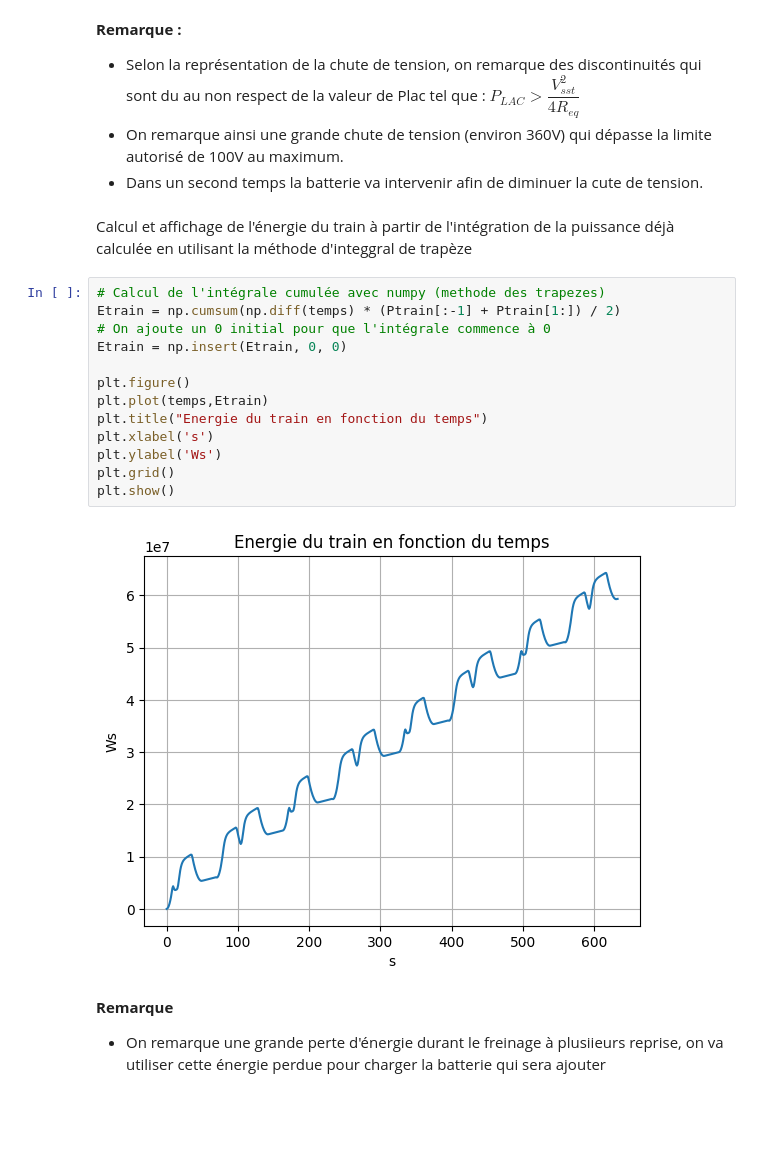
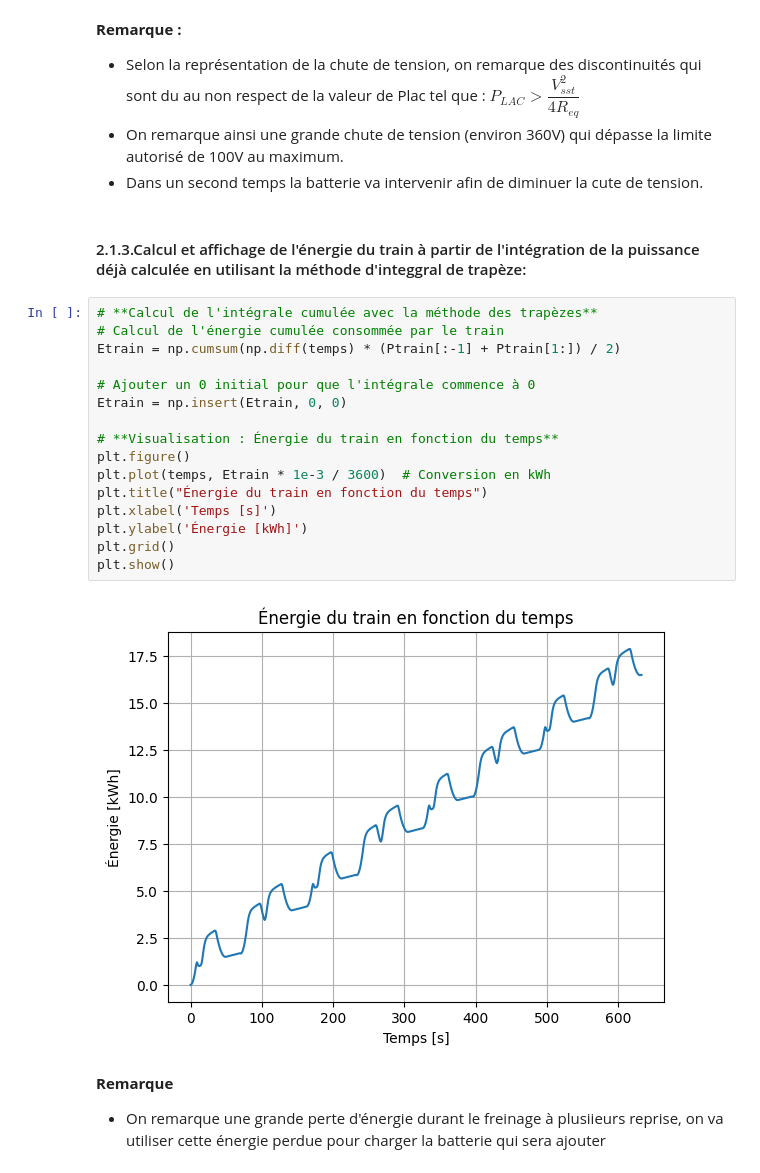
Before and after one commit to khodjawalid/Optimisation_Syst_de_Stockage_electrique_pour_Tramway_Python, a Jupyter notebook: Notebook.ipynb, the cells around one changed output. Saved outputs shown, nothing was run; the diff lists cells and outputs as text; blank space fills up the shorter version.

```diff
--- a/Notebook.ipynb
+++ b/Notebook.ipynb
@@ -164,22 +194,25 @@ plt.show()
 - On remarque ainsi une grande chute de tension (environ 360V) qui dépasse la limite autorisé de 100V au maximum.
 - Dans un second temps la batterie va intervenir afin de diminuer la cute de tension.
 # %% [markdown]
-Calcul et affichage de l'énergie du train à partir de l'intégration de la puissance déjà calculée en utilisant la méthode d'integgral de trapèze
+#### 2.1.3.Calcul et affichage de l'énergie du train à partir de l'intégration de la puissance déjà calculée en utilisant la méthode d'integgral de trapèze:
 # %%
-# Calcul de l'intégrale cumulée avec numpy (methode des trapezes)
+# **Calcul de l'intégrale cumulée avec la méthode des trapèzes**
+# Calcul de l'énergie cumulée consommée par le train
 Etrain = np.cumsum(np.diff(temps) * (Ptrain[:-1] + Ptrain[1:]) / 2)
-# On ajoute un 0 initial pour que l'intégrale commence à 0
+
+# Ajouter un 0 initial pour que l'intégrale commence à 0
 Etrain = np.insert(Etrain, 0, 0)
 
+# **Visualisation : Énergie du train en fonction du temps**
 plt.figure()
-plt.plot(temps,Etrain)
-plt.title("Energie du train en fonction du temps")
-plt.xlabel('s')
-plt.ylabel('Ws')
+plt.plot(temps, Etrain * 1e-3 / 3600)  # Conversion en kWh
+plt.title("Énergie du train en fonction du temps")
+plt.xlabel('Temps [s]')
+plt.ylabel('Énergie [kWh]')
 plt.grid()
 plt.show()
 # %% [output]
-[figure, old version]
+[figure, new version]
 # %% [markdown]
 **Remarque**
 - On remarque une grande perte d'énergie durant le freinage à plusiieurs reprise, on va utiliser cette énergie perdue pour charger la batterie qui sera ajouter
```
Also changed, not shown: parts of 20 cells of this notebook, 1 other file.
